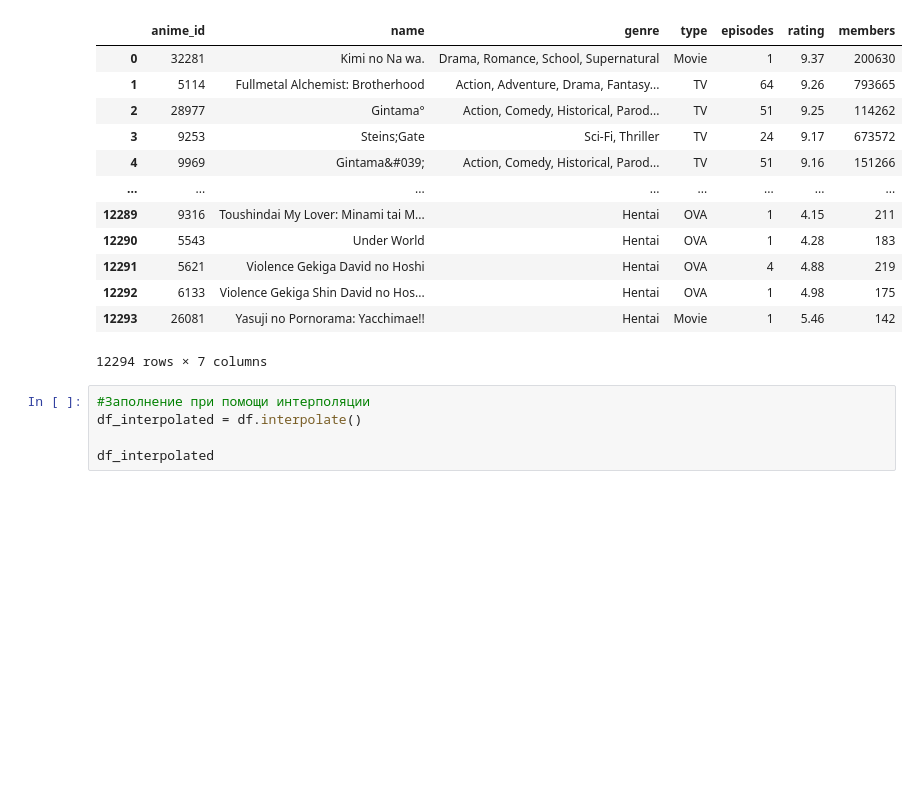
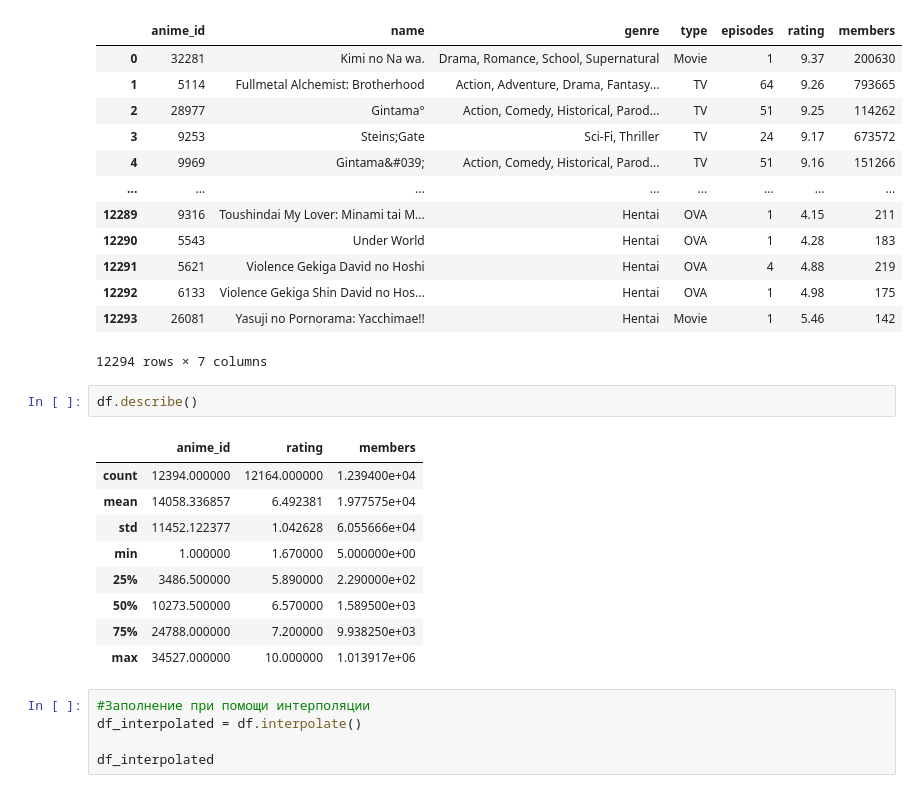
Before and after one commit to tentenvi/tteessstt, a Jupyter notebook: lab3/Задание_3.ipynb, the cells around one changed output. Saved outputs shown, nothing was run; the diff lists cells and outputs as text; blank space fills up the shorter version.

```diff
--- a/lab3/Задание_3.ipynb
+++ b/lab3/Задание_3.ipynb
@@ -120,6 +120,18 @@ df_filled_mode
 | 12292 | 6133 | Violence Gekiga Shin David no Hos... | Hentai | OVA | 1 | 4.98 | 175 |
 | 12293 | 26081 | Yasuji no Pornorama: Yacchimae!! | Hentai | Movie | 1 | 5.46 | 142 |
 12294 rows × 7 columns
+# %%
+df.describe()
+# %% [output]
+|  | anime_id | rating | members |
+| count | 12394.000000 | 12164.000000 | 1.239400e+04 |
+| mean | 14058.336857 | 6.492381 | 1.977575e+04 |
+| std | 11452.122377 | 1.042628 | 6.055666e+04 |
+| min | 1.000000 | 1.670000 | 5.000000e+00 |
+| 25% | 3486.500000 | 5.890000 | 2.290000e+02 |
+| 50% | 10273.500000 | 6.570000 | 1.589500e+03 |
+| 75% | 24788.000000 | 7.200000 | 9.938250e+03 |
+| max | 34527.000000 | 10.000000 | 1.013917e+06 |
 # %%
 #Заполнение при помощи интерполяции
 df_interpolated = df.interpolate()
```
Also changed, not shown: parts of 21 cells of this notebook.
